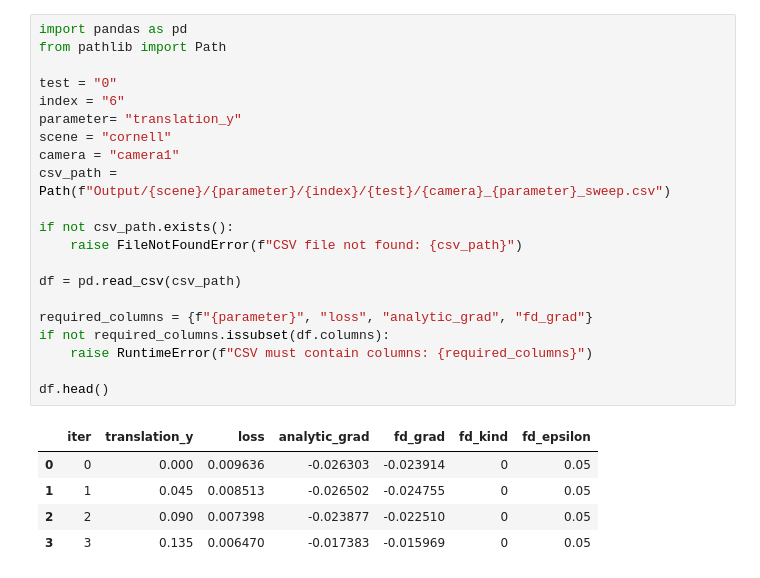
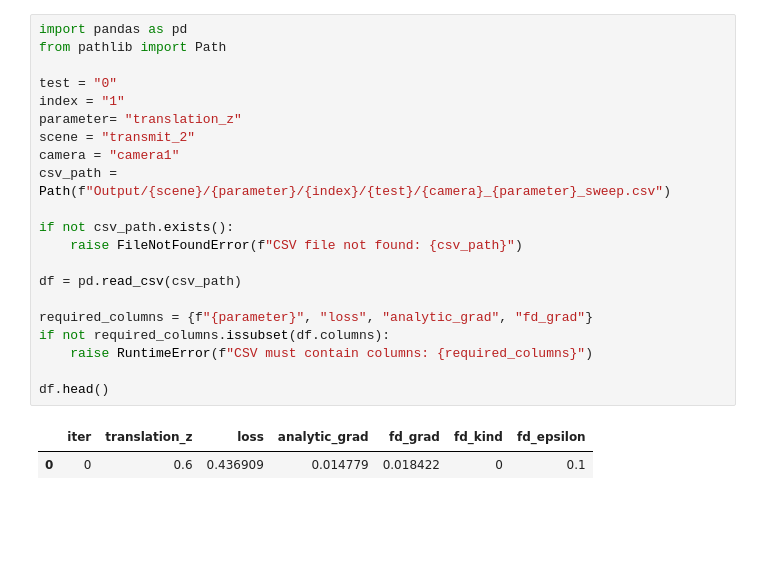
Before and after one commit to M-Gjerde/DifferentiablePointRendering, a Jupyter notebook: python/finite_difference/notebook_scatter.ipynb, the cells around one changed output. Saved outputs shown, nothing was run; the diff lists cells and outputs as text; blank space fills up the shorter version.

```diff
--- a/python/finite_difference/notebook_scatter.ipynb
+++ b/python/finite_difference/notebook_scatter.ipynb
@@ -1,30 +1,27 @@
 # %%
 import pandas as pd
 from pathlib import Path
 
 test = "0"
-index = "6"
-parameter= "translation_y"
-scene = "cornell"
+index = "1"
+parameter= "translation_z"
+scene = "transmit_2"
 camera = "camera1"
 csv_path = Path(f"Output/{scene}/{parameter}/{index}/{test}/{camera}_{parameter}_sweep.csv")
 
 if not csv_path.exists():
     raise FileNotFoundError(f"CSV file not found: {csv_path}")
 
 df = pd.read_csv(csv_path)
 
 required_columns = {f"{parameter}", "loss", "analytic_grad", "fd_grad"}
 if not required_columns.issubset(df.columns):
     raise RuntimeError(f"CSV must contain columns: {required_columns}")
 
 df.head()
 # %% [output]
-|  | iter | translation_y | loss | analytic_grad | fd_grad | fd_kind | fd_epsilon |
-| 0 | 0 | 0.000 | 0.009636 | -0.026303 | -0.023914 | 0 | 0.05 |
-| 1 | 1 | 0.045 | 0.008513 | -0.026502 | -0.024755 | 0 | 0.05 |
-| 2 | 2 | 0.090 | 0.007398 | -0.023877 | -0.022510 | 0 | 0.05 |
-| 3 | 3 | 0.135 | 0.006470 | -0.017383 | -0.015969 | 0 | 0.05 |
+|  | iter | translation_z | loss | analytic_grad | fd_grad | fd_kind | fd_epsilon |
+| 0 | 0 | 0.6 | 0.436909 | 0.014779 | 0.018422 | 0 | 0.1 |
 # %%
 
 import matplotlib.pyplot as plt
```
Also changed, not shown: parts of 7 cells of this notebook, 14 other files.
